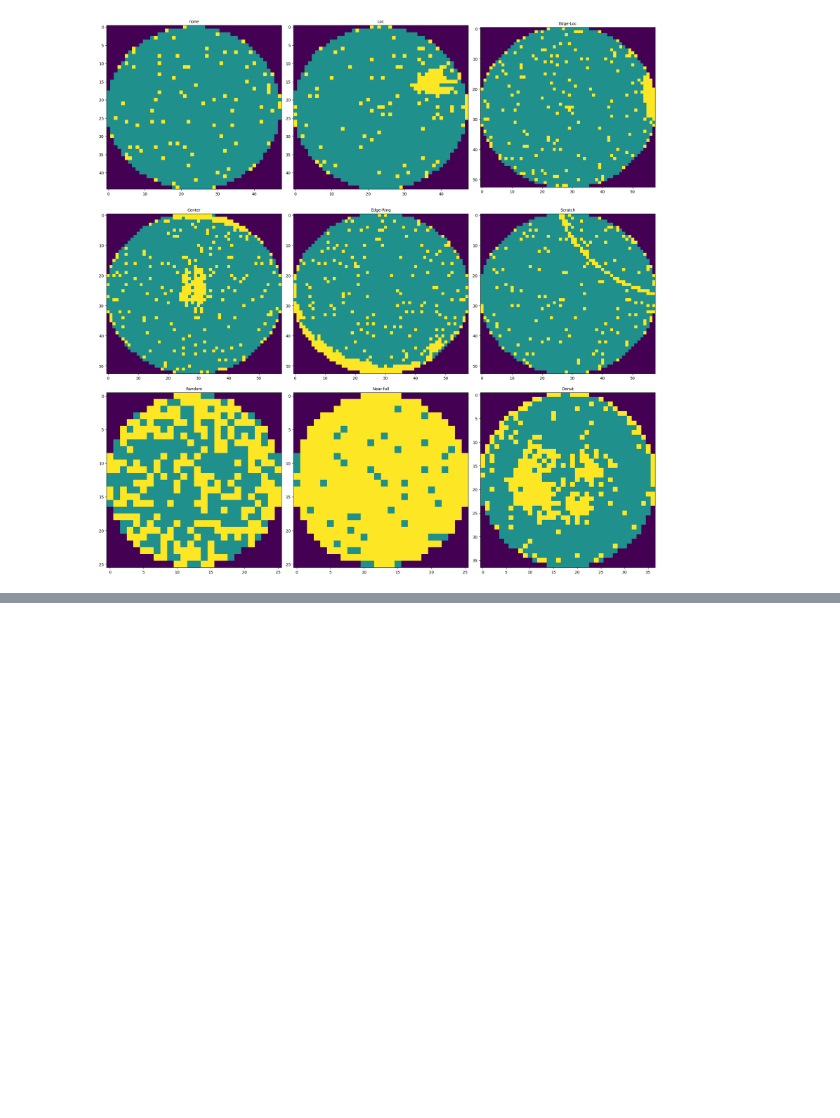
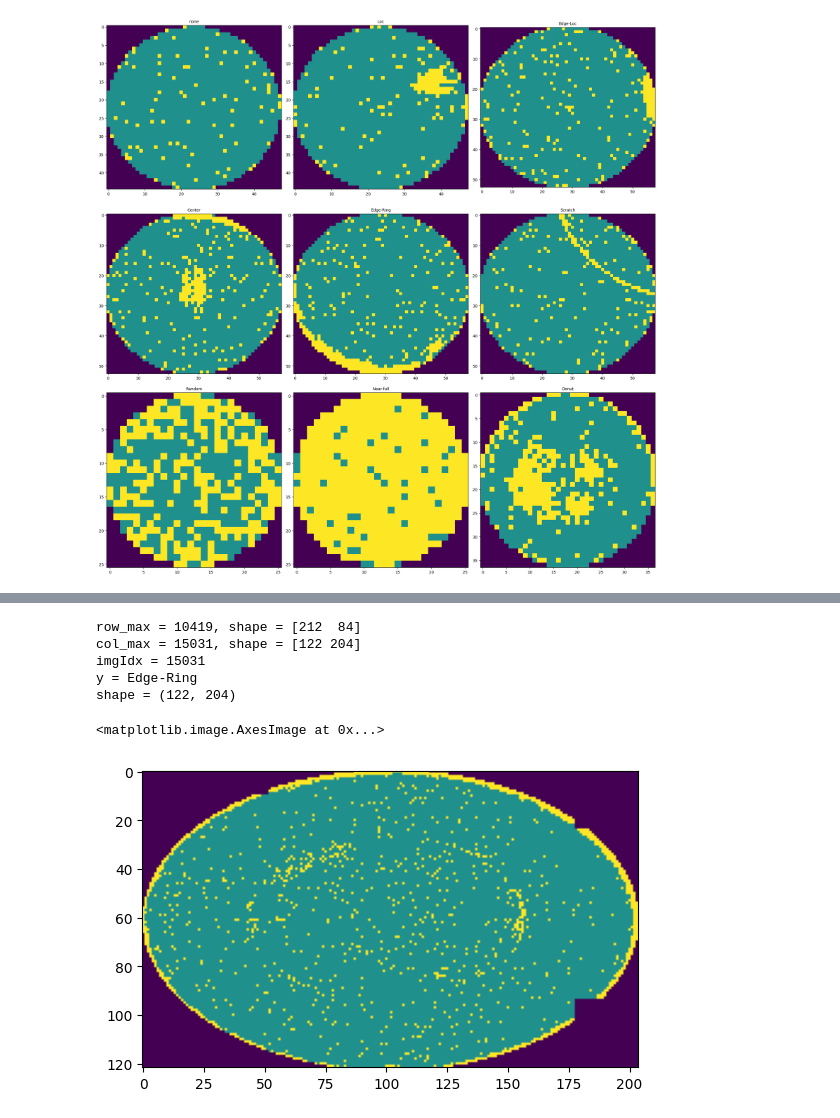
Before and after one commit to jackpeng01/573-project, a Jupyter notebook: LSWMD-explore.ipynb, the cells around one changed output, grey strips where cells are left out. Cells and saved outputs as stored; diff of their text form; code cells hidden in the pictures; blank space fills up the shorter version.

```diff
--- a/LSWMD-explore.ipynb
+++ b/LSWMD-explore.ipynb
@@ -115,3 +190,32 @@ resizef = lambda x: resize(
     x, (nsize, nsize), order=0, preserve_range=True, anti_aliasing=False
 ).astype(np.uint8)
 X = np.array([resizef(x) for x in X])
+# %%
+# Plot smallest image.
+
+imgShapes = np.array([shape for shape in df["waferMap"].apply(lambda x: x.shape)])
+
+row_max = np.argmax(imgShapes[:, 0])
+print(f"row_max = {row_max}, shape = {imgShapes[row_max]}")
+col_max = np.argmax(imgShapes[:, 1])
+print(f"col_max = {col_max}, shape = {imgShapes[col_max]}")
+
+if imgShapes[row_max, 0] < imgShapes[col_max, 1]:
+    idxMax = row_max
+else:
+    idxMax = col_max
+
+print(f"imgIdx = {idxMax}")
+y = df["failureType"][idxMax]
+print(f"y = {y}")
+x1 = df["waferMap"][idxMax]
+print(f"shape = {x1.shape}")
+plt.imshow(x1)
+# %% [output]
+row_max = 10419, shape = [212  84]
+col_max = 15031, shape = [122 204]
+imgIdx = 15031
+y = Edge-Ring
+shape = (122, 204)
+<matplotlib.image.AxesImage at 0x...>
+[figure, added]
```
Also changed, not shown: parts of 16 cells of this notebook.
